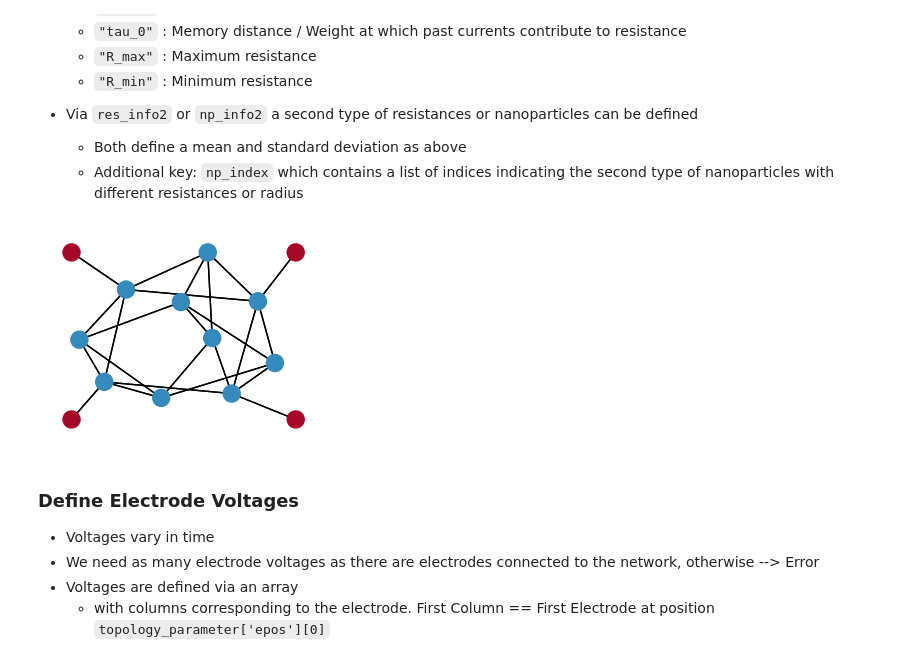
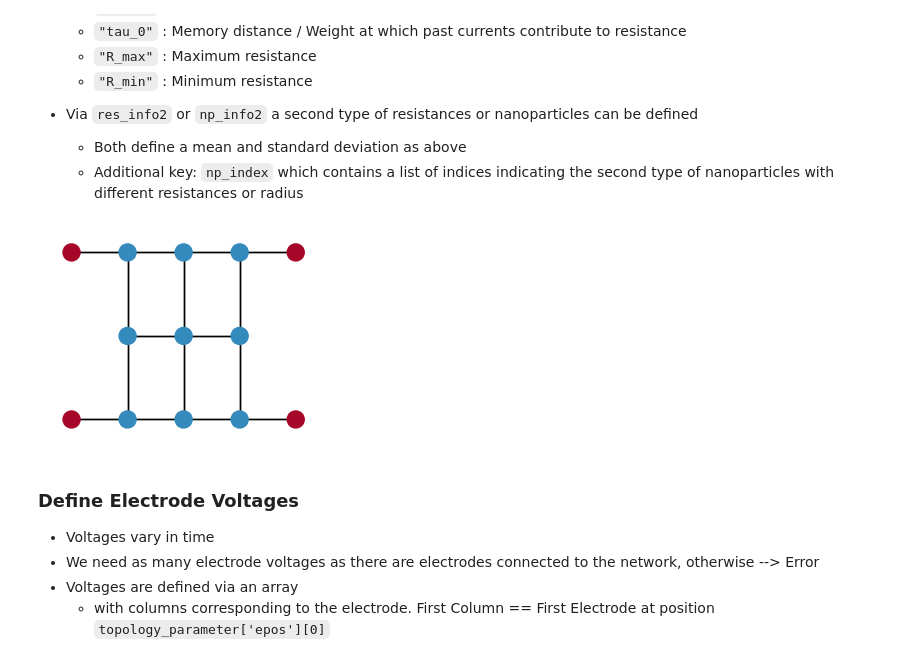
Before and after one commit to JonasMnsing/NanoNets, a Jupyter notebook: main_time.ipynb, the cells around one changed output. Drawn from its saved outputs; the diff is of its cells as text; code cells hidden in the pictures.

```diff
--- a/main_time.ipynb
+++ b/main_time.ipynb
@@ -53,32 +53,41 @@ red_color   = '#A60628'
     - Both define a mean and standard deviation as above
     - Additional key: `np_index` which contains a list of indices indicating the second type of nanoparticles with different resistances or radius
 # %%
-network_topology    = "random"
+# network_topology    = "random"
+# topology_parameter  = {
+#     "Np"    : 4,
+#     "Nj"    : 2,
+#     "e_pos" : [[-1,-1],[-1,1],[1,-1],[1,1]]
+# }
+
+network_topology    = "cubic"
 topology_parameter  = {
-    "Np"    : 10,
-    "Nj"    : 4,
-    "e_pos" : [[-1,-1],[-1,1],[1,-1],[1,1]]
+    'Nx'    : 3,
+    'Ny'    : 3,
+    'Nz'    : 1,
+    'e_pos' : [[0,0,0],[2,0,0],[0,2,0],[2,2,0]]
 }
+
 np_info = {
     "eps_r"         : 2.6,
     "eps_s"         : 3.9,
     "mean_radius"   : 10.0,
     "std_radius"    : 0.0,
     "np_distance"   : 1.0
 }
 res_info = {
     "mean_R"    : 25.0,
     "std_R"     : 0.0,
     "dynamic"   : False
 }
 
 # Network Class Object
 np_network_random = nanonets.simulation(network_topology=network_topology, topology_parameter=topology_parameter, np_info=np_info, res_info=res_info)
 
 # Plot Network (blue : NP - red : Electrode)
 fig, ax = nanonets_utils.display_network(np_network_sim=np_network_random, node_size=150)
 # %% [output]
-[figure, old version]
+[figure, new version]
 # %% [markdown]
 ### Define Electrode Voltages
 - Voltages vary in time
```
Also changed, not shown: parts of 6 cells of this notebook, 2 other files.
